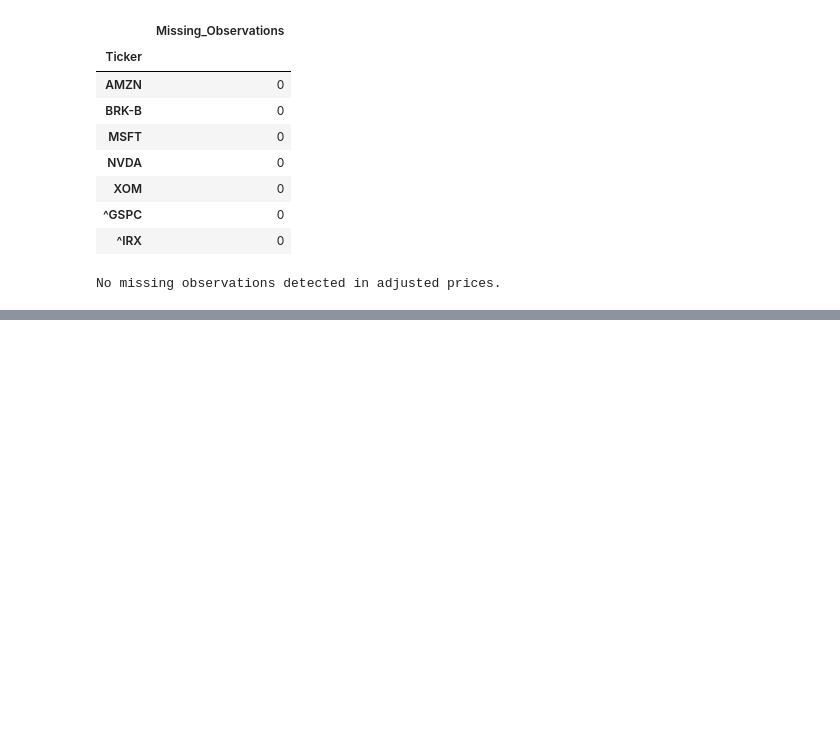
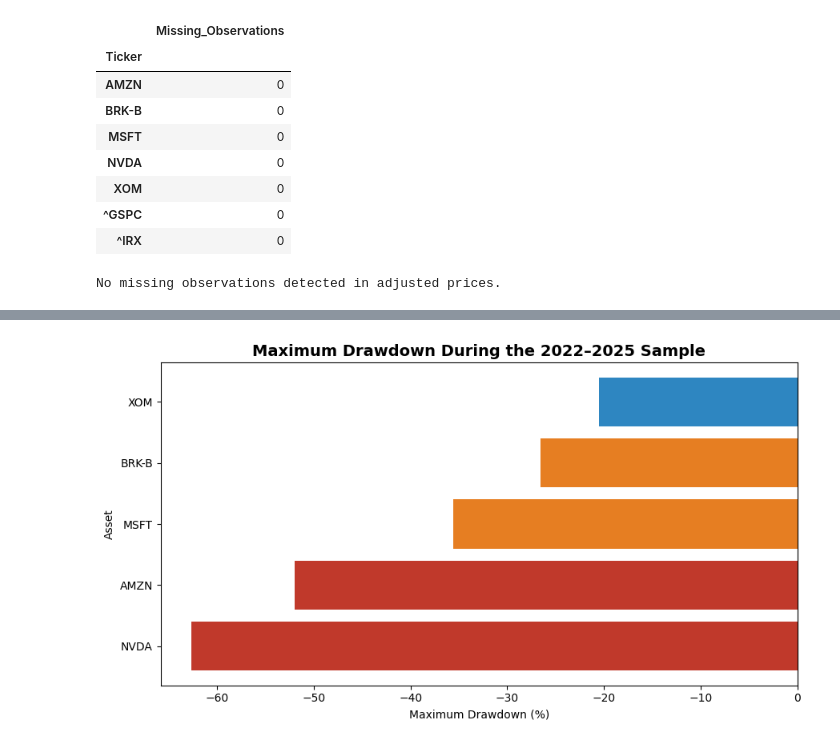
Before and after one commit to josuemarroquinj/corporate-value-portfolio-risk-analysis, a Jupyter notebook: notebooks/01_market_data_collection.ipynb, the cells around one changed output, grey strips where cells are left out. Drawn from its saved outputs; the diff is of its cells as text; code cells hidden in the pictures; blank space fills up the shorter version.

```diff
--- a/notebooks/01_market_data_collection.ipynb
+++ b/notebooks/01_market_data_collection.ipynb
@@ -345,0 +1154,45 @@ No missing observations detected in adjusted prices.
+# %%
+# ============================================================
+# 9.2 MAXIMUM DRAWDOWN COMPARISON
+# ============================================================
+
+drawdown_plot = (
+    maximum_drawdown
+    .sort_values()
+    .mul(100)
+)
+
+plt.figure(figsize=(9, 5))
+
+colors = [
+    "#C0392B" if x < -40 else
+    "#E67E22" if x < -25 else
+    "#2E86C1"
+    for x in drawdown_plot.values
+]
+
+plt.barh(
+    drawdown_plot.index,
+    drawdown_plot.values,
+    color=colors
+)
+
+plt.axvline(
+    0,
+    color="black",
+    linewidth=0.8
+)
+
+plt.xlabel("Maximum Drawdown (%)")
+plt.ylabel("Asset")
+
+plt.title(
+    "Maximum Drawdown During the 2022–2025 Sample",
+    fontsize=14,
+    fontweight="bold"
+)
+
+plt.tight_layout()
+plt.show()
+# %% [output]
+[figure, added]
```
Also changed, not shown: parts of 51 cells of this notebook.
